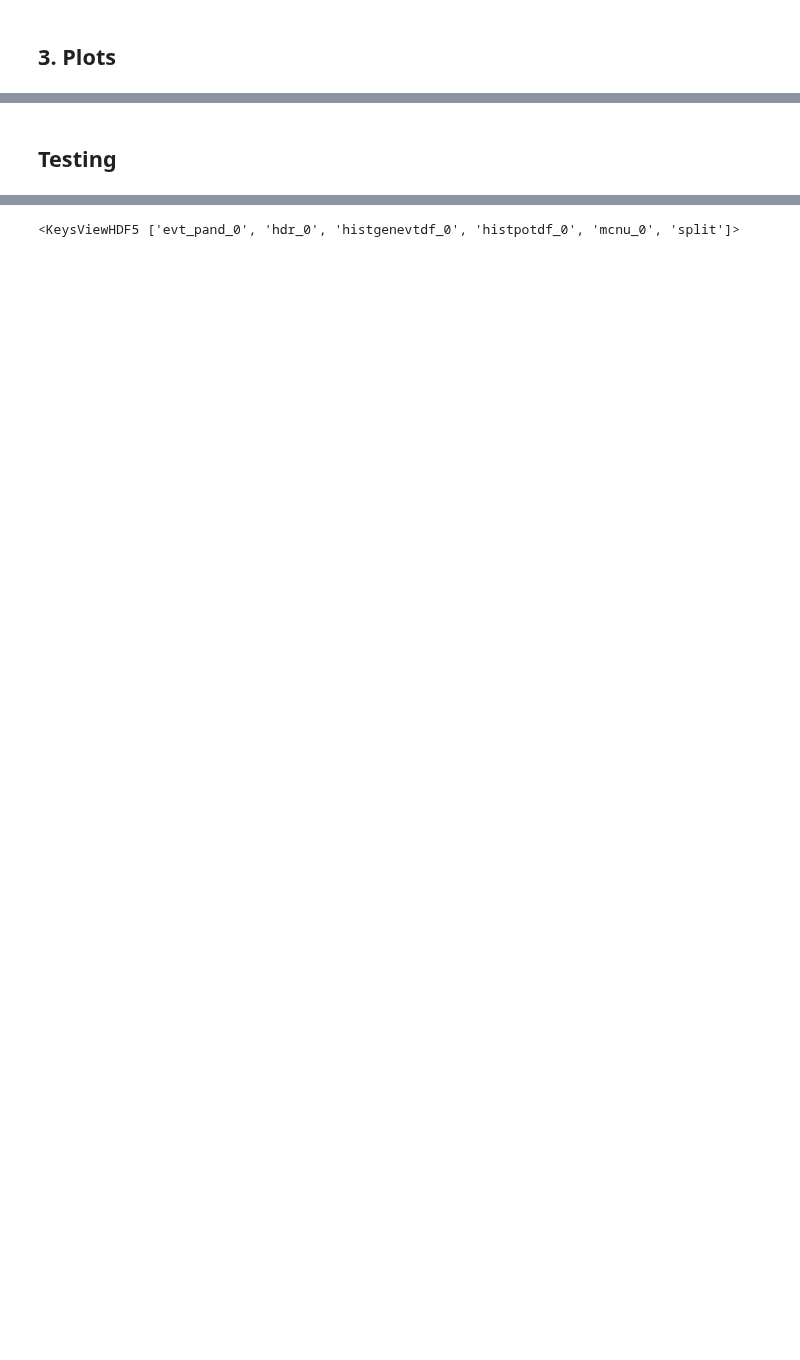
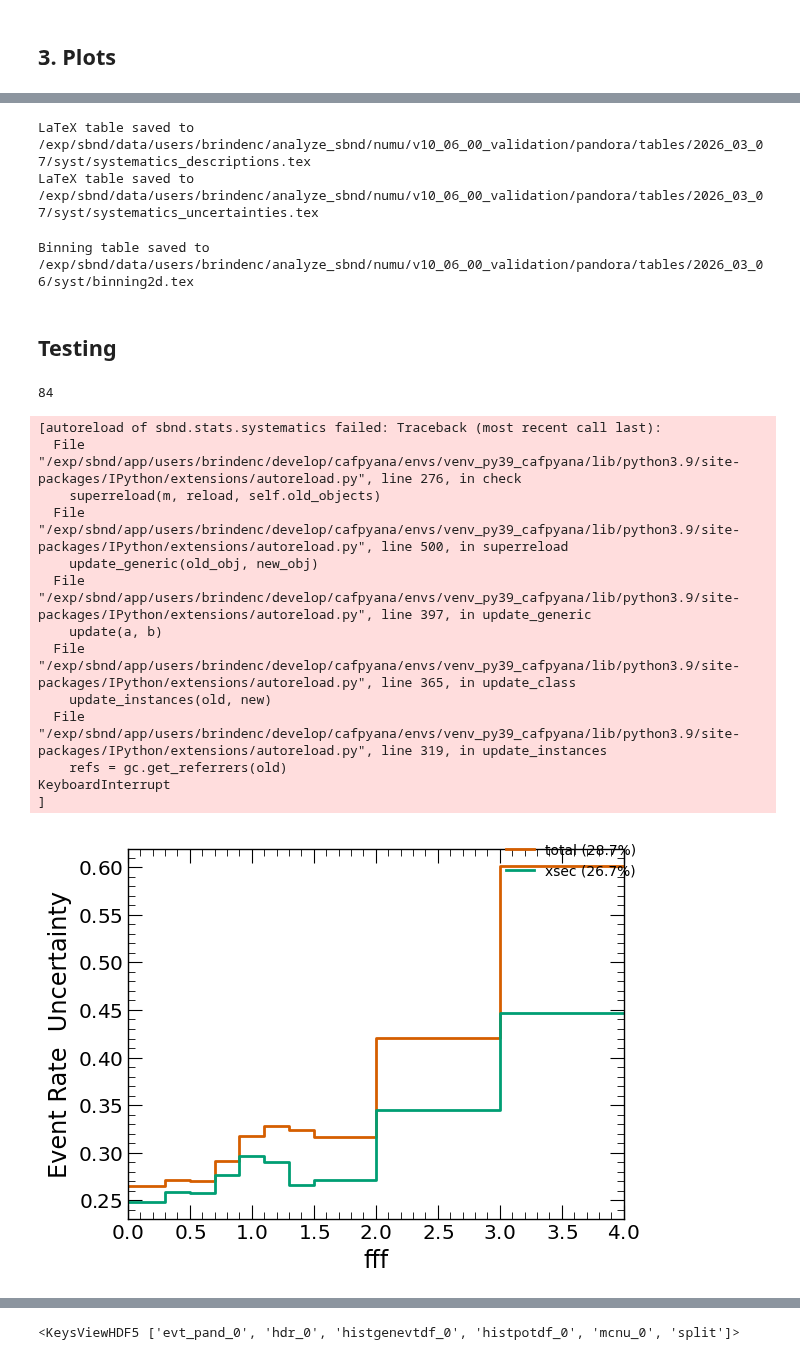
Before and after one commit to sungbinoh/cafpyana, a Jupyter notebook: analysis_village/numuincl/systematics.ipynb, the cells around one changed output, grey strips where cells are left out. Cells and saved outputs as stored; diff of their text form; code cells hidden in the pictures; blank space fills up the shorter version.

Commit message:
Updates for systematics and xsec evaluation

```diff
--- a/analysis_village/numuincl/systematics.ipynb
+++ b/analysis_village/numuincl/systematics.ipynb
@@ -44,10 +47,11 @@ day = date.today().strftime("%Y_%m_%d")
 
 BASE_DIR = '/exp/sbnd/data/users/brindenc/analyze_sbnd/numu/v10_06_00_validation/pandora'
 PNFS_BASE_DIR = '/pnfs/sbnd/persistent/users/brindenc/analyze_sbnd/numu/v10_06_00_validation/pandora'
-PLOT_DIR = f'{BASE_DIR}/plots/{day}'
+PLOT_DIR = f'{BASE_DIR}/plots/{day}/syst'
+TABLE_DIR = f'{BASE_DIR}/tables/{day}/syst'
 VERSION = 'v5'
 
-MC_FNAME = f'{BASE_DIR}/mc_syst/{VERSION}/mc_smallpand_fullsyst_cut_norecomb4_1.df'
+MC_FNAME = f'{BASE_DIR}/mc_syst/v6/mc_smallpand_fullsyst_cut_norecomb.df'
 MC_LOWE_FNAME = f'{BASE_DIR}/mc_lowe/{VERSION}/mc_smallpand_fullsyst_cut_norecomb3.df'
 
 # MC_FNAME = f'{BASE_DIR}/mc_syst/{VERSION}/mc_medpand_nosyst_nocuts_recomb3.df'
@@ -187,9 +191,12 @@ File: /exp/sbnd/data/users/brindenc/analyze_sbnd/numu/v10_06_00_validation/pando
 # %%
 #Get POT from the h5
 POT_MC = 0
-for key in mc_pot_keys:
-  potdf_mc = read_hdf_xrootd(MC_FNAME,key=key)
-  POT_MC += potdf_mc.TotalPOT.values.sum()
+# for key in mc_pot_keys:
+#   potdf_mc = read_hdf_xrootd(MC_FNAME,key=key)
+#   POT_MC += potdf_mc.TotalPOT.values.sum()
+for key in hdr_keys:
+  hdr_mc = read_hdf_xrootd(MC_FNAME,key=key)
+  POT_MC += hdr_mc.pot.values.sum()
 print(f'POT_MC: {POT_MC:.2e}')
 
 POT_MC_LOWE = 0
@@ -403,38 +470,38 @@ from sbnd.stats.systematics import Systematics
 
 csystematics = Systematics('costheta', costheta_bins,
   reco_sel_costheta, reco_sel_bkg_costheta, genweights_sig, genweights_sel, genweights_sel_bkg,
-  xsec_unit=1.,
+  xsec_unit=XSEC_UNIT,
   true_sig=true_sig_costheta,
   true_sel=true_sel_costheta,
   true_sel_background=true_sel_bkg_costheta,
   keys=slc_mc_sel.data.truth.keys(),
   data=data_costheta,
   genweights_data=genweights_data,
-  pattern=['GENIE','Flux','stat','reinteractions'])
+  pattern=['GENIE','Flux','stat','reinteractions','SBNNuSyst','ZExp','SuSAv2'])
   #pattern=['dumbysyst'])
 
 msystematics = Systematics('momentum', momentum_bins,
   reco_sel_momentum, reco_sel_bkg_momentum, genweights_sig, genweights_sel, genweights_sel_bkg,
-  xsec_unit=1.,
+  xsec_unit=XSEC_UNIT,
   true_sig=true_sig_momentum,
   true_sel=true_sel_momentum,
   true_sel_background=true_sel_bkg_momentum,
   keys=slc_mc_sel.data.truth.keys(),
   data=data_momentum,
   genweights_data=genweights_data,
-  pattern=['GENIE','Flux','stat','reinteractions'])
+  pattern=['GENIE','Flux','stat','reinteractions','SBNNuSyst','ZExp','SuSAv2'])
   #pattern=['dumbysyst'])
 
 dsystematics = Systematics('differential', differential_edges,
   reco_sel_differential, reco_sel_bkg_differential, genweights_sig, genweights_sel, genweights_sel_bkg,
-  xsec_unit=1.,
+  xsec_unit=XSEC_UNIT,
   true_sig=true_sig_differential,
   true_sel=true_sel_differential,
   true_sel_background=true_sel_bkg_differential,
   keys=slc_mc_sel.data.truth.keys(),
   data=data_differential,
   genweights_data=genweights_data,
-  pattern=['GENIE','Flux','stat','reinteractions'])
+  pattern=['GENIE','Flux','stat','reinteractions','SBNNuSyst','ZExp','SuSAv2'])
   #pattern=['dumbysyst'])
 # %% [output]
 The autoreload extension is already loaded. To reload it, use:
@@ -644,2 +784,32 @@ for s,var_name in zip([csystematics,msystematics],['costheta','momentum']):
+# %%
+from sbnd.general import latex_formatter
+desc_path = '/exp/sbnd/app/users/brindenc/develop/cafpyana/analysis_village/numuincl/sbnd/stats/systematic_descriptions.json'
+ctemp = csystematics.generate_description_template(descriptions_path=desc_path)
+mtemp = msystematics.generate_description_template(descriptions_path=desc_path)
+dtemp = dsystematics.generate_description_template(descriptions_path=desc_path)
+
+temps_dict = {
+  r'$\cos\theta_\mu$': ctemp,
+  r'$p_\mu$': mtemp,
+  r'$\cos\theta_\mu$, \ $p_\mu$':dtemp
+}
+
+desc_latex = latex_formatter.description_table(ctemp,save_dir=TABLE_DIR)
+unc_latex = latex_formatter.uncertainty_table(temps_dict,include_unc='both',save_dir=TABLE_DIR)
+# %% [output]
+LaTeX table saved to /exp/sbnd/data/users/brindenc/analyze_sbnd/numu/v10_06_00_validation/pandora/tables/2026_03_07/syst/systematics_descriptions.tex
+LaTeX table saved to /exp/sbnd/data/users/brindenc/analyze_sbnd/numu/v10_06_00_validation/pandora/tables/2026_03_07/syst/systematics_uncertainties.tex
+# %%
+caption = """
+Mapping from 2D Bin ID to $p_\mu$ and $\cos\theta_\mu$ bin with corresponding overall bin widths used in cross section calculation.
+"""
+from sbnd.cafclasses.binning import Binning2D
+diff_momentum_bins_2d = DIFF_MOMENTUM_BINS_2D.copy()
+for i,arr in enumerate(diff_momentum_bins_2d):
+  diff_momentum_bins_2d[i][-1] = 2.
+binning2d = Binning2D(diff_momentum_bins_2d=diff_momentum_bins_2d)
+blatex = binning2d.to_latex(caption=caption,save_dir=TABLE_DIR)
+# %% [output]
+Binning table saved to /exp/sbnd/data/users/brindenc/analyze_sbnd/numu/v10_06_00_validation/pandora/tables/2026_03_06/syst/binning2d.tex
 # %% [markdown]
 ## Testing
@@ -645,0 +818,22 @@ for s,var_name in zip([csystematics,msystematics],['costheta','momentum']):
+# %%
+len(systematics)
+# %% [output]
+84
+# %%
+msystematics.xlabel = 'fff'
+fig,ax,_ = msystematics.plot_event_rate_errs('event',sort=True,include_keys=['total','xsec'])
+# %% [output]
+[autoreload of sbnd.stats.systematics failed: Traceback (most recent call last):
+  File "/exp/sbnd/app/users/brindenc/develop/cafpyana/envs/venv_py39_cafpyana/lib/python3.9/site-packages/IPython/extensions/autoreload.py", line 276, in check
+    superreload(m, reload, self.old_objects)
+  File "/exp/sbnd/app/users/brindenc/develop/cafpyana/envs/venv_py39_cafpyana/lib/python3.9/site-packages/IPython/extensions/autoreload.py", line 500, in superreload
+    update_generic(old_obj, new_obj)
+  File "/exp/sbnd/app/users/brindenc/develop/cafpyana/envs/venv_py39_cafpyana/lib/python3.9/site-packages/IPython/extensions/autoreload.py", line 397, in update_generic
+    update(a, b)
+  File "/exp/sbnd/app/users/brindenc/develop/cafpyana/envs/venv_py39_cafpyana/lib/python3.9/site-packages/IPython/extensions/autoreload.py", line 365, in update_class
+    update_instances(old, new)
+  File "/exp/sbnd/app/users/brindenc/develop/cafpyana/envs/venv_py39_cafpyana/lib/python3.9/site-packages/IPython/extensions/autoreload.py", line 319, in update_instances
+    refs = gc.get_referrers(old)
+KeyboardInterrupt
+]
+[figure, added]
```
Also changed, not shown: parts of 33 cells of this notebook, 14 other files.
